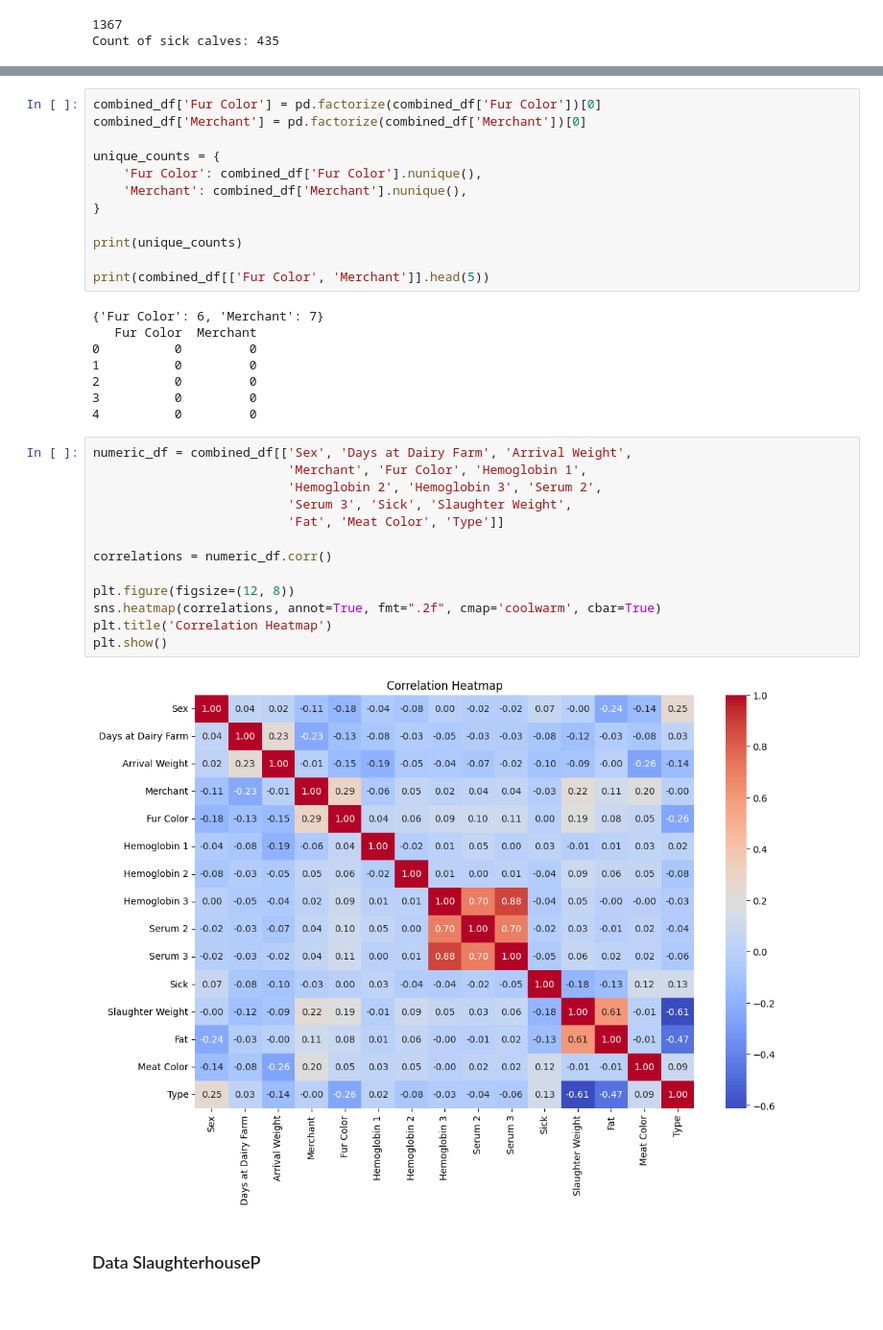
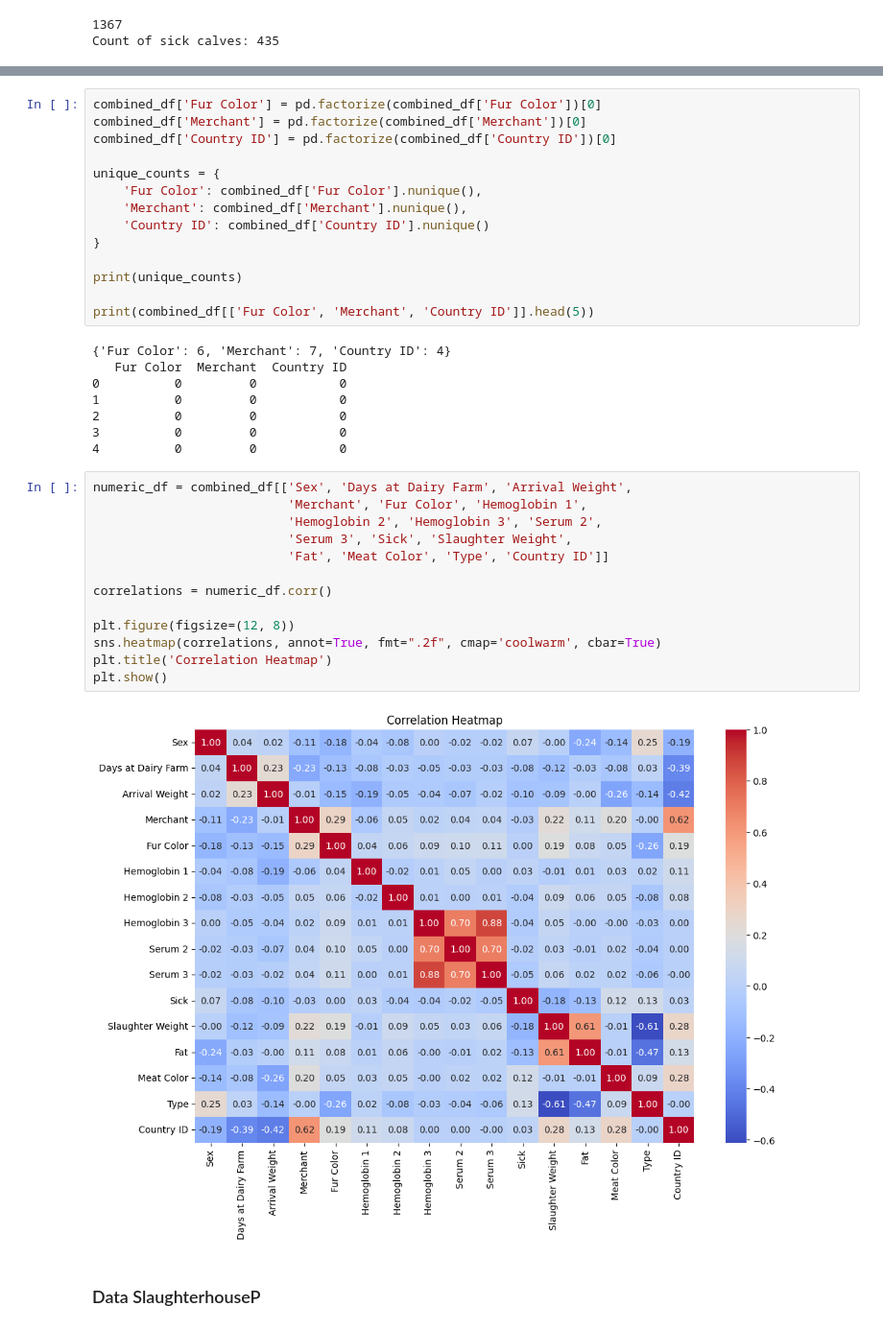
Before and after one commit to AI-Farming-Thewi/cows_analysis, a Jupyter notebook: Farms analysis.ipynb, the cells around one changed output, grey strips where cells are left out. Shown at 96% size. Cells and saved outputs as stored; diff of their text form.

```diff
--- a/Farms analysis.ipynb
+++ b/Farms analysis.ipynb
@@ -2883,38 +2888,40 @@ Type                               0             0.000000
 # %%
 combined_df['Fur Color'] = pd.factorize(combined_df['Fur Color'])[0]
 combined_df['Merchant'] = pd.factorize(combined_df['Merchant'])[0]
+combined_df['Country ID'] = pd.factorize(combined_df['Country ID'])[0]
 
 unique_counts = {
     'Fur Color': combined_df['Fur Color'].nunique(),
     'Merchant': combined_df['Merchant'].nunique(),
+    'Country ID': combined_df['Country ID'].nunique()
 }
 
 print(unique_counts)
 
-print(combined_df[['Fur Color', 'Merchant']].head(5))
+print(combined_df[['Fur Color', 'Merchant', 'Country ID']].head(5))
 # %% [output]
-{'Fur Color': 6, 'Merchant': 7}
-   Fur Color  Merchant
-0          0         0
-1          0         0
-2          0         0
-3          0         0
-4          0         0
+{'Fur Color': 6, 'Merchant': 7, 'Country ID': 4}
+   Fur Color  Merchant  Country ID
+0          0         0           0
+1          0         0           0
+2          0         0           0
+3          0         0           0
+4          0         0           0
 # %%
 numeric_df = combined_df[['Sex', 'Days at Dairy Farm', 'Arrival Weight',
                           'Merchant', 'Fur Color', 'Hemoglobin 1',
                           'Hemoglobin 2', 'Hemoglobin 3', 'Serum 2',
                           'Serum 3', 'Sick', 'Slaughter Weight',
-                          'Fat', 'Meat Color', 'Type']]
+                          'Fat', 'Meat Color', 'Type', 'Country ID']]
 
 correlations = numeric_df.corr()
 
 plt.figure(figsize=(12, 8))
 sns.heatmap(correlations, annot=True, fmt=".2f", cmap='coolwarm', cbar=True)
 plt.title('Correlation Heatmap')
 plt.show()
 # %% [output]
-[figure, old version]
+[figure, new version]
 # %% [markdown]
 ### Data SlaughterhouseP
 # %%
```
Also changed, not shown: parts of 15 cells of this notebook.
